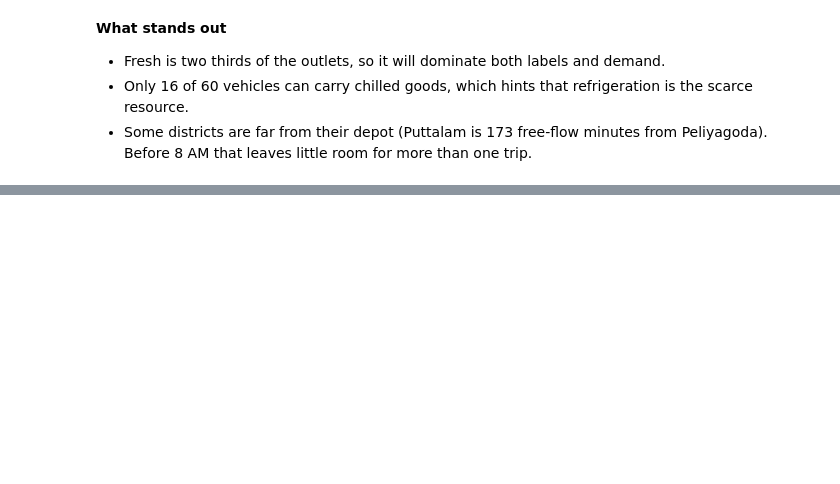
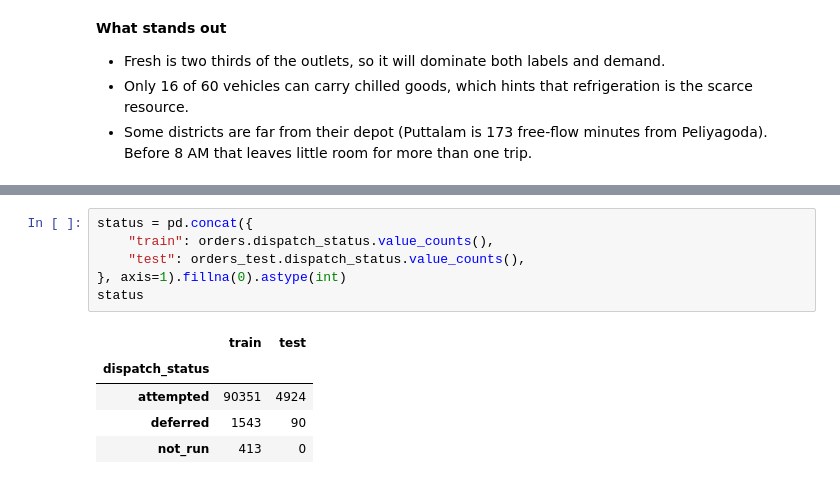
Before and after one commit to sameera-ekanayaka/Xora_Datathon, a Jupyter notebook: notebooks/01_data_understanding.ipynb, the cells around one changed output, grey strips where cells are left out. Cells and saved outputs as stored; diff of their text form; blank space fills up the shorter version.

```diff
--- a/notebooks/01_data_understanding.ipynb
+++ b/notebooks/01_data_understanding.ipynb
@@ -153,0 +170,12 @@ district_travel.merge(
+# %%
+status = pd.concat({
+    "train": orders.dispatch_status.value_counts(),
+    "test": orders_test.dispatch_status.value_counts(),
+}, axis=1).fillna(0).astype(int)
+status
+# %% [output]
+|  | train | test |
+| dispatch_status |  |  |
+| attempted | 90351 | 4924 |
+| deferred | 1543 | 90 |
+| not_run | 413 | 0 |
```
Also changed, not shown: parts of 7 cells of this notebook.
